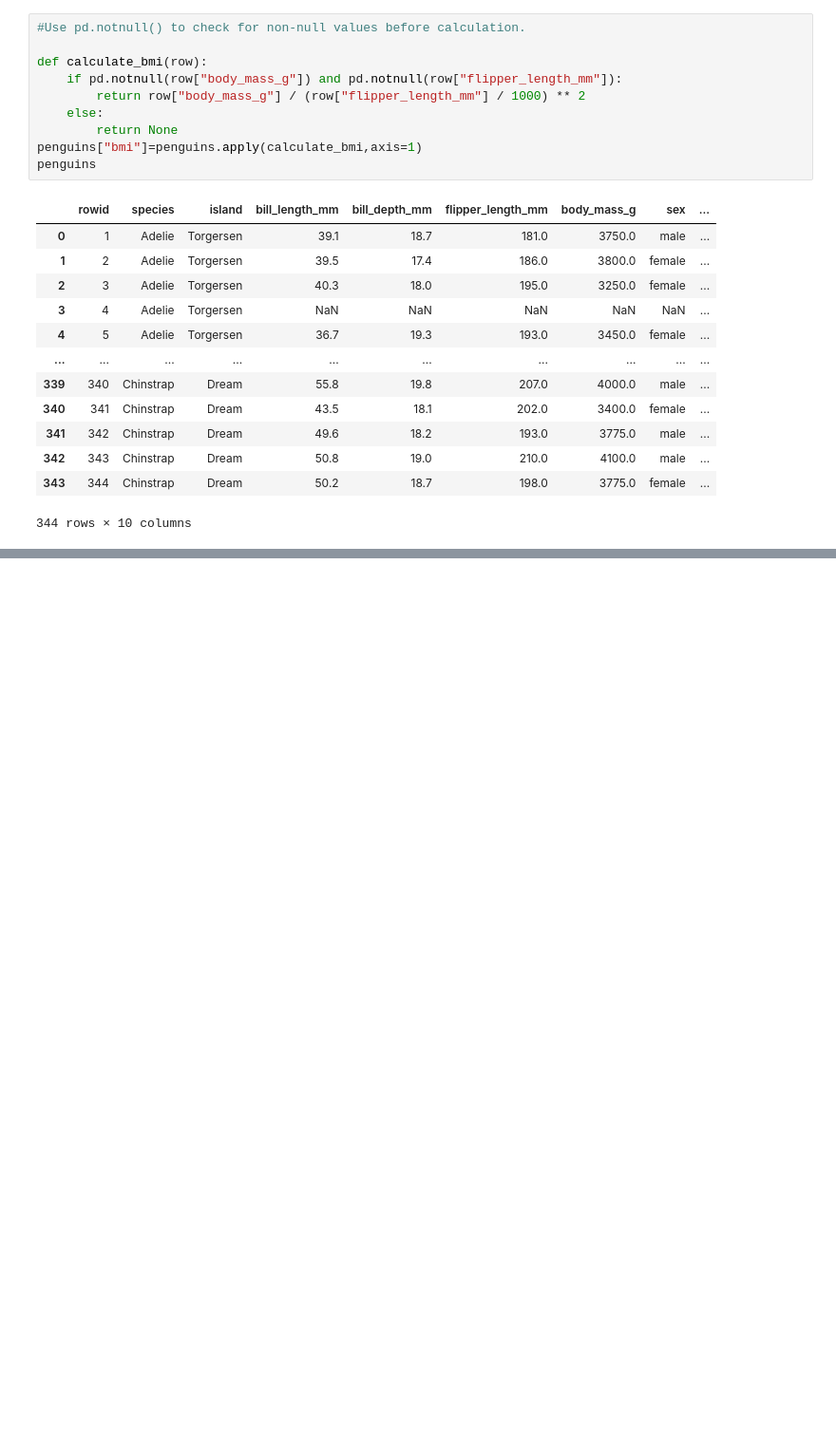
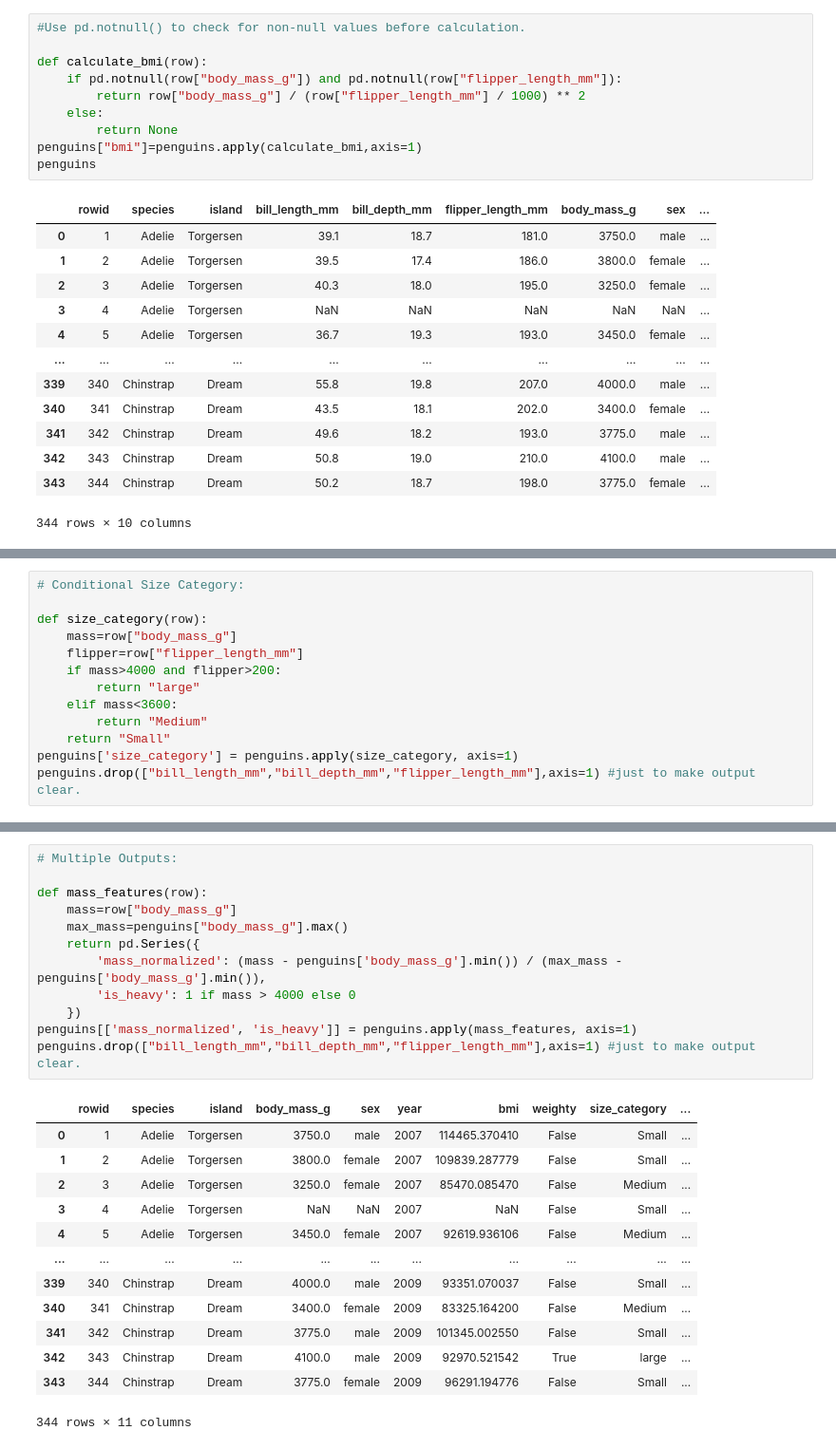
Before and after one commit to Praruj/Pandas_Practise_Portfolio, a Jupyter notebook: Notebooks/Pandas_05_Data_Transformations.ipynb, the cells around one changed output, grey strips where cells are left out. Shown at 95% size. Drawn from its saved outputs; the diff is of its cells as text; blank space fills up the shorter version.

Commit message:
add apply functions exercise

```diff
--- a/Notebooks/Pandas_05_Data_Transformations.ipynb
+++ b/Notebooks/Pandas_05_Data_Transformations.ipynb
@@ -396,3 +396,16 @@ penguins.drop(["bill_length_mm","bill_depth_mm","flipper_length_mm"],axis=1) #ju
 | 342 | 343 | Chinstrap | Dream | 4100.0 | male | 2009 | 92970.521542 | True |
 | 343 | 344 | Chinstrap | Dream | 3775.0 | female | 2009 | 96291.194776 | False |
 344 rows × 8 columns
+# %%
+# Conditional Size Category:
+
+def size_category(row):
+    mass=row["body_mass_g"]
+    flipper=row["flipper_length_mm"]
+    if mass>4000 and flipper>200:
+        return "large"
+    elif mass<3600:
+        return "Medium"
+    return "Small"
+penguins['size_category'] = penguins.apply(size_category, axis=1)
+penguins.drop(["bill_length_mm","bill_depth_mm","flipper_length_mm"],axis=1) #just to make output clear.
@@ -398,0 +426,26 @@ penguins.drop(["bill_length_mm","bill_depth_mm","flipper_length_mm"],axis=1) #ju
+# %%
+# Multiple Outputs:
+
+def mass_features(row):
+    mass=row["body_mass_g"]
+    max_mass=penguins["body_mass_g"].max()
+    return pd.Series({
+        'mass_normalized': (mass - penguins['body_mass_g'].min()) / (max_mass - penguins['body_mass_g'].min()),
+        'is_heavy': 1 if mass > 4000 else 0
+    })
+penguins[['mass_normalized', 'is_heavy']] = penguins.apply(mass_features, axis=1)
+penguins.drop(["bill_length_mm","bill_depth_mm","flipper_length_mm"],axis=1) #just to make output clear.
+# %% [output]
+|  | rowid | species | island | body_mass_g | sex | year | bmi | weighty | size_category | ... |
+| 0 | 1 | Adelie | Torgersen | 3750.0 | male | 2007 | 114465.370410 | False | Small | ... |
+| 1 | 2 | Adelie | Torgersen | 3800.0 | female | 2007 | 109839.287779 | False | Small | ... |
+| 2 | 3 | Adelie | Torgersen | 3250.0 | female | 2007 | 85470.085470 | False | Medium | ... |
+| 3 | 4 | Adelie | Torgersen | NaN | NaN | 2007 | NaN | False | Small | ... |
+| 4 | 5 | Adelie | Torgersen | 3450.0 | female | 2007 | 92619.936106 | False | Medium | ... |
+| ... | ... | ... | ... | ... | ... | ... | ... | ... | ... | ... |
+| 339 | 340 | Chinstrap | Dream | 4000.0 | male | 2009 | 93351.070037 | False | Small | ... |
+| 340 | 341 | Chinstrap | Dream | 3400.0 | female | 2009 | 83325.164200 | False | Medium | ... |
+| 341 | 342 | Chinstrap | Dream | 3775.0 | male | 2009 | 101345.002550 | False | Small | ... |
+| 342 | 343 | Chinstrap | Dream | 4100.0 | male | 2009 | 92970.521542 | True | large | ... |
+| 343 | 344 | Chinstrap | Dream | 3775.0 | female | 2009 | 96291.194776 | False | Small | ... |
+344 rows × 11 columns
```
Also changed, not shown: parts of 2 cells of this notebook, 1 other file.
